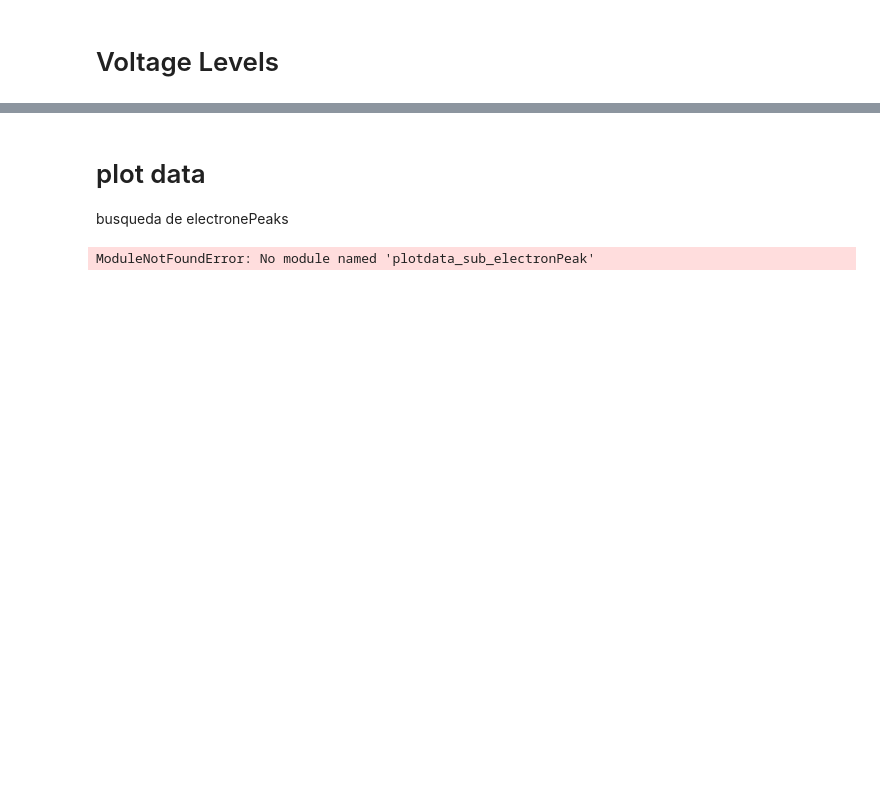
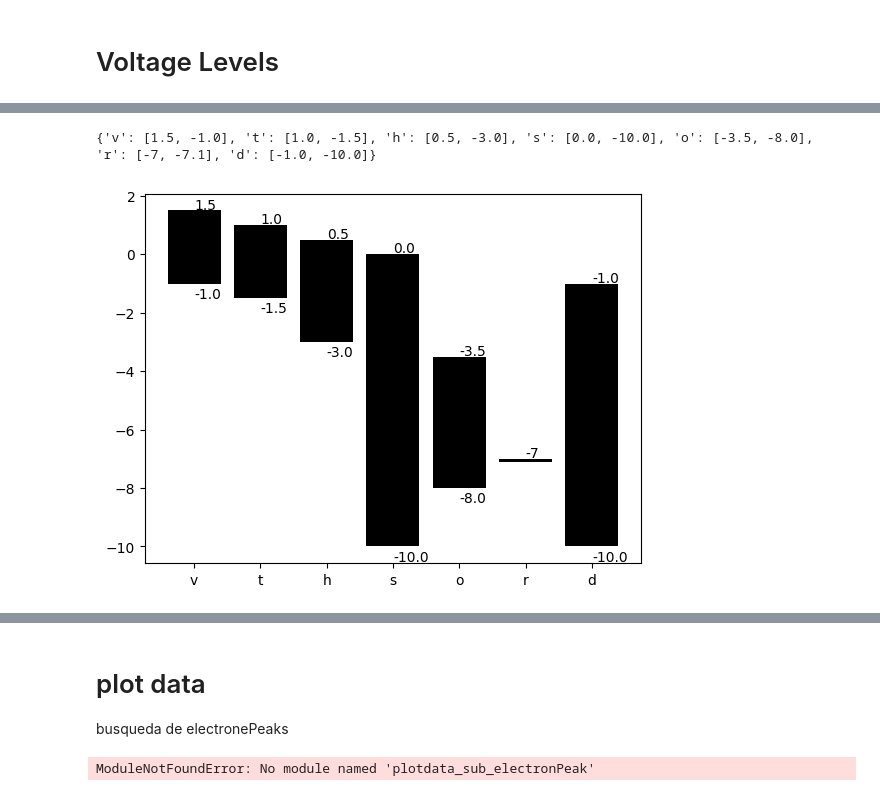
Before and after one commit to maumtzmon/ClasesPy, a Jupyter notebook: 21 - matplotlib/06_barGraphs.ipynb, the cells around one changed output, grey strips where cells are left out. Drawn from its saved outputs; the diff is of its cells as text; code cells hidden in the pictures; blank space fills up the shorter version.

```diff
--- a/21 - matplotlib/06_barGraphs.ipynb
+++ b/21 - matplotlib/06_barGraphs.ipynb
@@ -68,0 +79,5 @@ outputStageTiming()
+# %%
+outputStageTiming('/home/oem/datosFits/Data_2023/MicrochipTest_Marzo/datos/vFiles/voltage_skp_lta_v82_microchip.sh')
+# %% [output]
+{'v': [1.5, -1.0], 't': [1.0, -1.5], 'h': [0.5, -3.0], 's': [0.0, -10.0], 'o': [-3.5, -8.0], 'r': [-7, -7.1], 'd': [-1.0, -10.0]}
+[figure, added]
```
Also changed, not shown: parts of 8 cells of this notebook, 10 other files.
